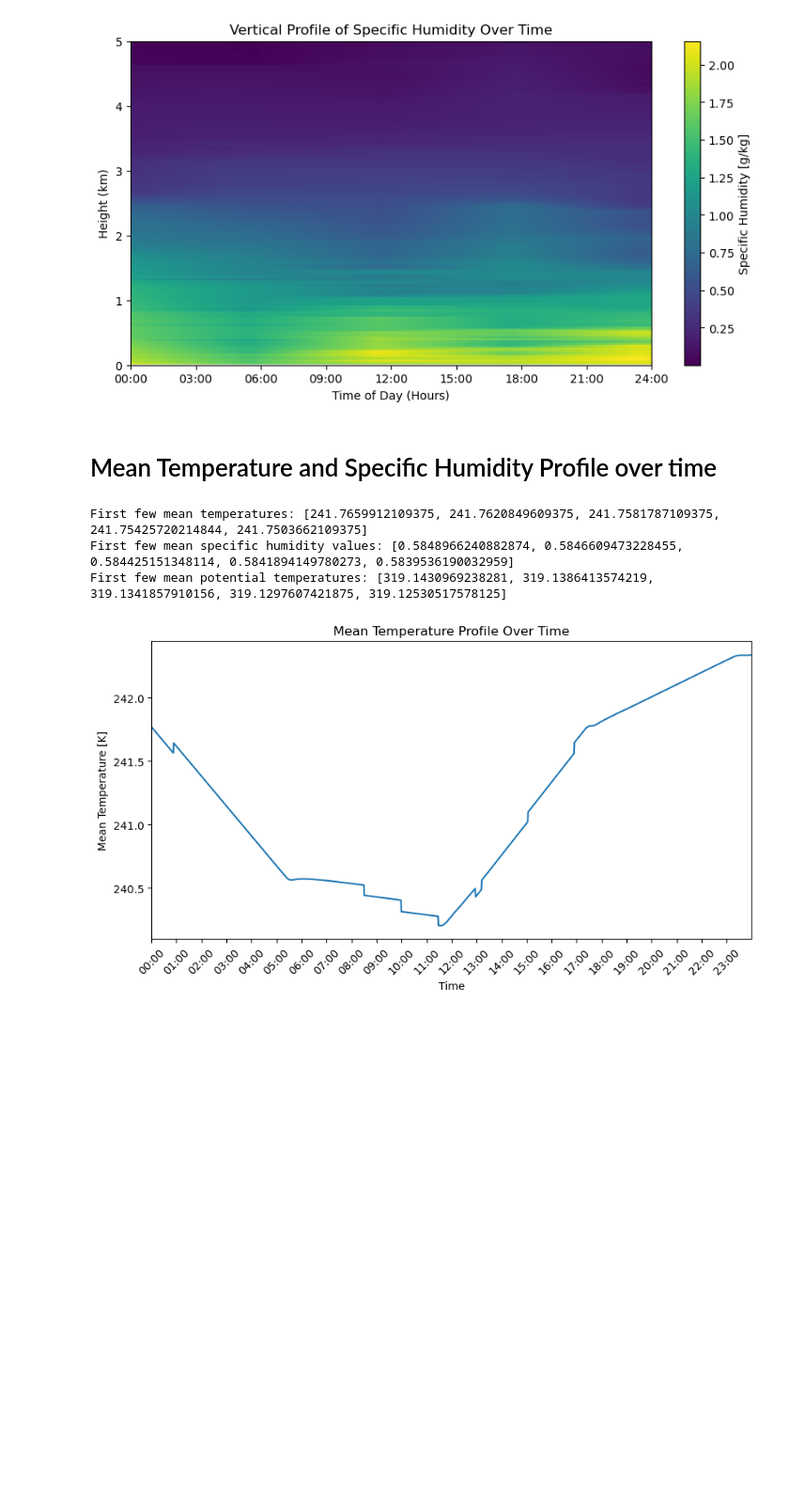
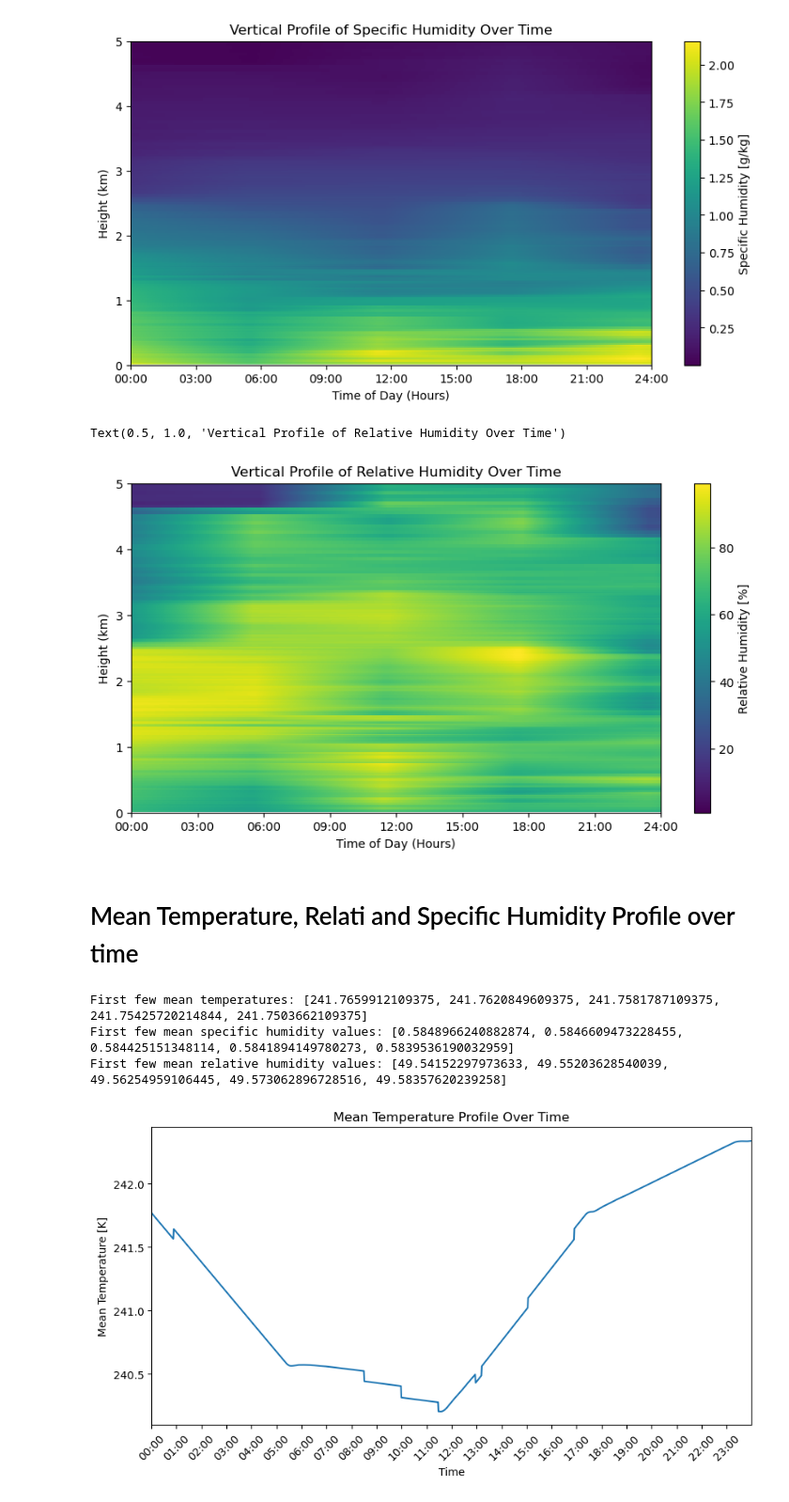
Before and after one commit to clevernat/BL-term-project, a Jupyter notebook: term-project.ipynb, the cells around one changed output. Shown: that part at 94% size. Saved outputs shown, nothing was run; the diff lists cells and outputs as text; code cells hidden in the pictures; blank space fills up the shorter version.

```diff
--- a/term-project.ipynb
+++ b/term-project.ipynb
@@ -111,32 +112,68 @@ ax.set_title("Vertical Profile of Specific Humidity Over Time")
 # %% [output]
 Text(0.5, 1.0, 'Vertical Profile of Specific Humidity Over Time')
 [figure]
+# %%
+# Convert time to pandas datetime
+time_pd = pd.to_datetime(time)
+
+# Convert time to fractional hours
+fractional_hours = [t.hour + t.minute / 60 + t.second / 3600 for t in time_pd.time]
+
+# Extract numpy arrays for plotting
+height_np = height.values
+relative_humidity_np = relative_humidity.values.T  # Transposed for correct orientation
+
+# Creating the plot
+fig, ax = plt.subplots(figsize=(10, 5))
+
+# Using pcolormesh to create the pseudocolor plot
+pcm = ax.pcolormesh(fractional_hours, height_np, relative_humidity_np, shading='auto')
+
+# Adding a colorbar
+cbar = plt.colorbar(pcm, ax=ax, label='Relative Humidity [%]')
+
+# Setting the y-axis limit
+ax.set_ylim(0, 5)
+
+# Formatting the x-axis to show every 3 hours
+ax.set_xticks(np.arange(0, 25, 3))  # Every 3 hours
+ax.set_xticklabels([f"{h:02d}:00" for h in range(0, 25, 3)])  # Hour labels
+
+# Adding labels and a title
+ax.set_xlabel("Time of Day (Hours)")
+ax.set_ylabel("Height (km)")
+ax.set_title("Vertical Profile of Relative Humidity Over Time")
+# %% [output]
+Text(0.5, 1.0, 'Vertical Profile of Relative Humidity Over Time')
+[figure, added]
 # %% [markdown]
-# Mean Temperature and Specific Humidity Profile over time
+# Mean Temperature, Relati and Specific Humidity Profile over time
 # %%
 # Lists to store the mean values for each variable
 mean_temperatures = []
 mean_specific_humidity = []
-mean_potential_temperature = []
+mean_relative_humidity = []
+
 
 # Looping through each unique time and calculating the mean for each variable
 for time_point in time:
     mean_temp = temperature.sel(time=time_point).mean().item()
     mean_sh = specific_humidity.sel(time=time_point).mean().item()
-    mean_pt = potential_temperature.sel(time=time_point).mean().item()
+    # mean_pt = potential_temperature.sel(time=time_point).mean().item()
+    mean_rh = relative_humidity.sel(time=time_point).mean().item()
 
     mean_temperatures.append(mean_temp)
     mean_specific_humidity.append(mean_sh)
-    mean_potential_temperature.append(mean_pt)
+    mean_relative_humidity.append(mean_rh)
 
 # # # Example: Displaying the first few mean values for each variable
 print("First few mean temperatures:", mean_temperatures[:5])
 print("First few mean specific humidity values:", mean_specific_humidity[:5])
-print("First few mean potential temperatures:", mean_potential_temperature[:5])
+print("First few mean relative humidity values:", mean_relative_humidity[:5])
 # %% [output]
 First few mean temperatures: [241.7659912109375, 241.7620849609375, 241.7581787109375, 241.75425720214844, 241.7503662109375]
 First few mean specific humidity values: [0.5848966240882874, 0.5846609473228455, 0.584425151348114, 0.5841894149780273, 0.5839536190032959]
-First few mean potential temperatures: [319.1430969238281, 319.1386413574219, 319.1341857910156, 319.1297607421875, 319.12530517578125]
+First few mean relative humidity values: [49.54152297973633, 49.55203628540039, 49.56254959106445, 49.573062896728516, 49.58357620239258]
 # %%
 # Creating the plot using fig, ax
 fig, ax = plt.subplots(figsize=(10, 5))
```
Also changed, not shown: parts of 4 cells of this notebook.
